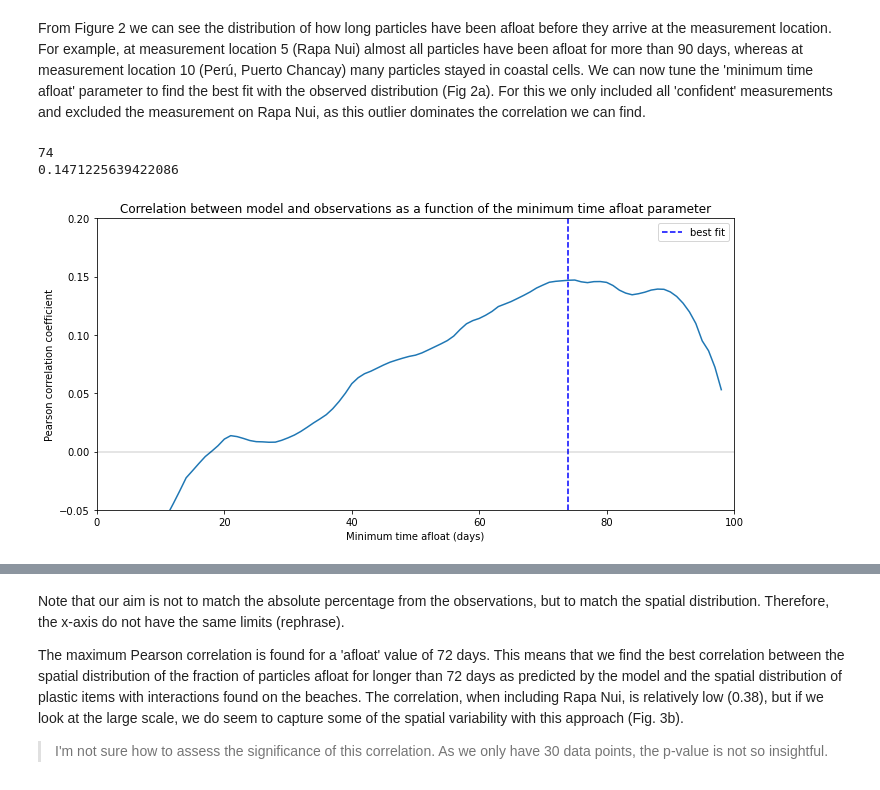
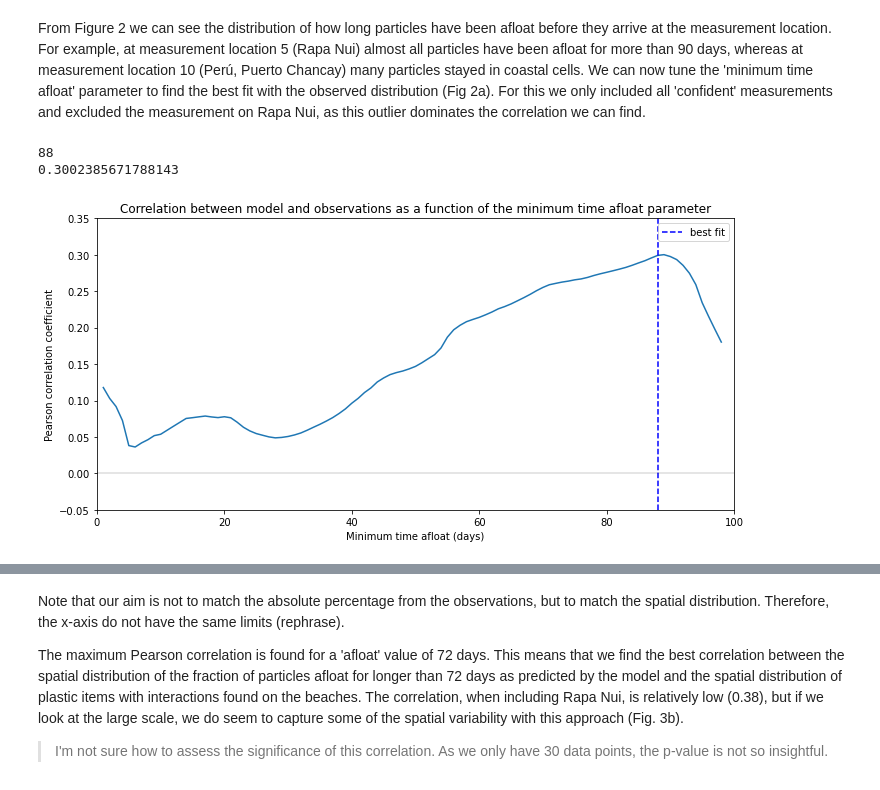
Before and after one commit to OceanParcels/SouthAmerica_Epibionts, a Jupyter notebook: Analysis_epibionts_30d.ipynb, the cells around one changed output, grey strips where cells are left out. Cells and saved outputs as stored; diff of their text form; code cells hidden in the pictures.

```diff
--- a/Analysis_epibionts_30d.ipynb
+++ b/Analysis_epibionts_30d.ipynb
@@ -503,42 +512,37 @@ plt.savefig('figures/Sensitivity_daysafloat_30d.png',dpi=300,facecolor='#ffffff'
 From Figure 2 we can see the distribution of how long particles have been afloat before they arrive at the measurement location. For example, at measurement location 5 (Rapa Nui) almost all particles have been afloat for more than 90 days, whereas at measurement location 10 (Perú, Puerto Chancay) many particles stayed in coastal cells. We can now tune the 'minimum time afloat' parameter to find the best fit with the observed distribution (Fig 2a). For this we only included all 'confident' measurements and excluded the measurement on Rapa Nui, as this outlier dominates the correlation we can find.
 # %%
 # Figure showing Pearson correlation coefficient as a function of minimum time afloat
-
-obs.iloc[43,6] = 'excluded' #exclude Rapa Nui
 
 best_fit = np.flip(distribution_afloat, 1)
 best_fit = np.cumsum(best_fit,axis=1)
 
 corr = []
 for b in np.arange(1,len(days_afloat)-2):
     corr.append(pearsonr(best_fit[obs.Label=='confident',b],obs.Estimate[obs.Label=='confident'])[0])
-    #corr.append(pearsonr(best_fit[obs.Label!='excluded',b],obs.Estimate[obs.Label!='excluded'])[0])
-
-obs.iloc[43,6] = 'confident' #include Rapa Nui again
 
 fig,axs = plt.subplots(1, figsize=(10,5))
 
 # plot correlation as a function of minimum time afloat
 axs.plot(days_afloat[1:-2],np.flipud(corr))
 axs.set_xlabel('Minimum time afloat (days)')
 axs.set_ylabel('Pearson correlation coefficient')
 axs.plot([np.argmax(np.flipud(corr)),np.argmax(np.flipud(corr))],[-0.05,0.4],'--b',label='best fit')
 axs.plot([0,100],[0,0],c='k',linewidth=0.2)
 axs.set_title('Correlation between model and observations as a function of the minimum time afloat parameter')
 axs.legend()
-axs.set_ylim([-0.05,0.2])
+axs.set_ylim([-0.05,0.35])
 axs.set_xlim([0,100])
 
 print(np.argmax(np.flipud(corr)))
 print(corr[np.argmax(corr)])
 
 # Save figure
 plt.tight_layout()
 plt.savefig('figures/tuning_30d.png',dpi=300,facecolor='#ffffff')
 # %% [output]
-74
-0.1471225639422086
+88
+0.3002385671788143
-[figure, old version]
+[figure, new version]
 # %%
 # Save best estimate model to excel
 
```
Also changed, not shown: parts of 8 cells of this notebook, 4 other files.
